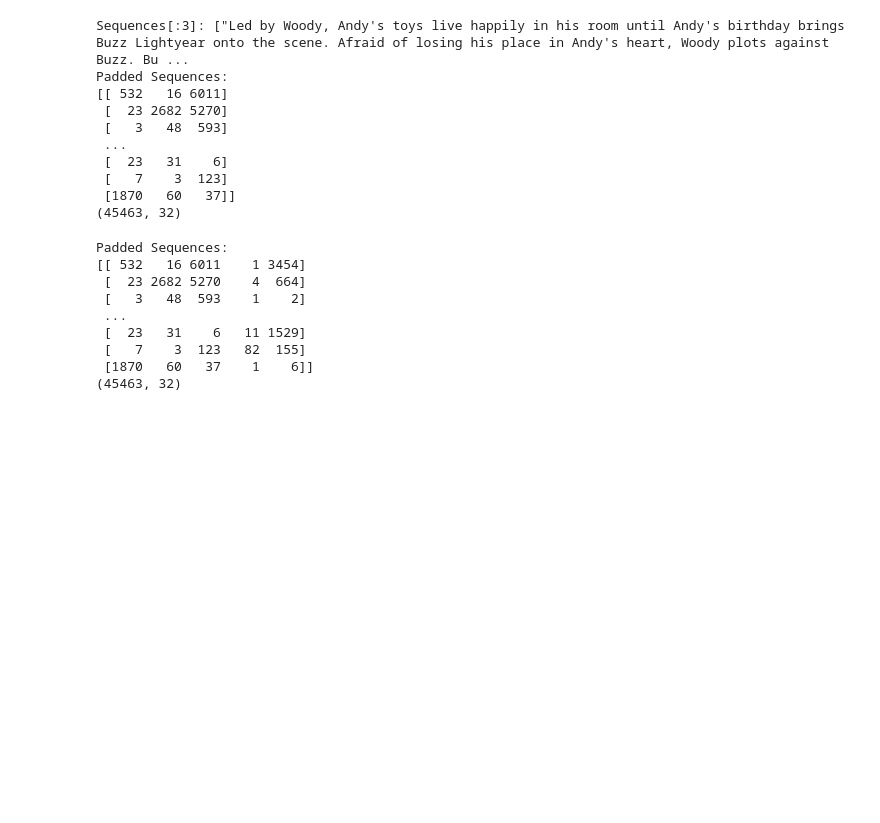
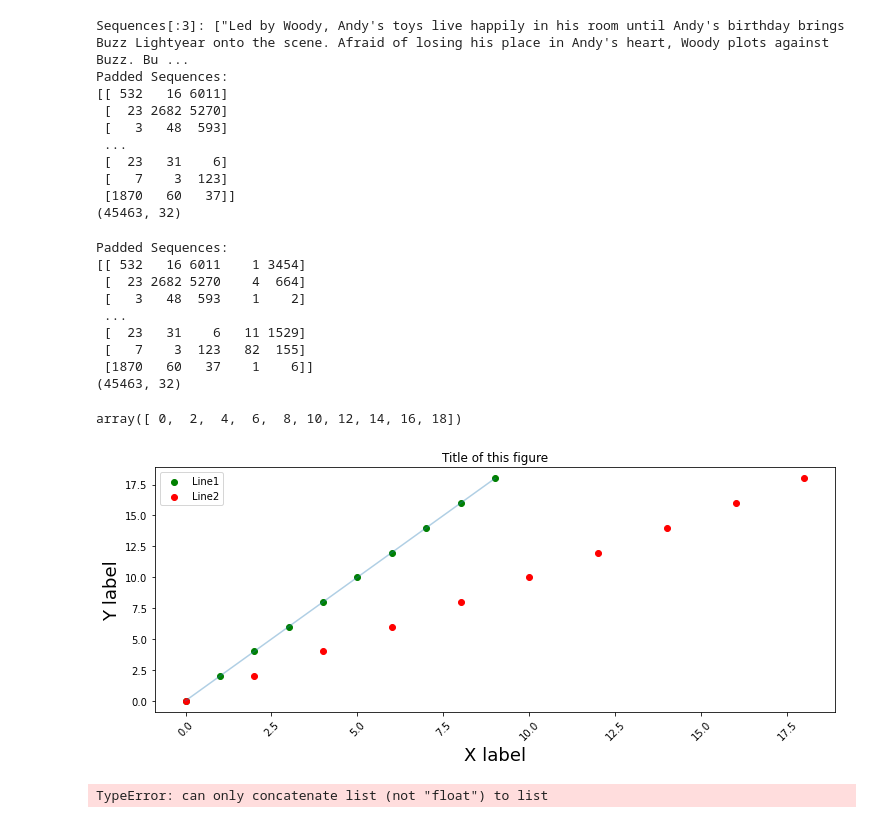
Before and after one commit to drago1234/CSE5525-Final-Project, a Jupyter notebook: quick_test.ipynb, the cells around one changed output. Cells and saved outputs as stored; diff of their text form; code cells hidden in the pictures; blank space fills up the shorter version.

```diff
--- a/quick_test.ipynb
+++ b/quick_test.ipynb
@@ -92,3 +92,43 @@ Padded Sequences:
  [   7    3  123   82  155]
  [1870   60   37    1    6]]
 (45463, 32)
+# %%
+x1 = np.arange(10)
+x2 = x1*2
+y = x1*2
+y
+# %% [output]
+array([ 0,  2,  4,  6,  8, 10, 12, 14, 16, 18])
+# %%
+import matplotlib.pyplot as plt
+import numpy as np
+x1 = np.arange(10)
+x2 = x1*2
+y = x1*2
+
+plt.figure(figsize=(12.2, 4.5)) # width=12.2in, height=4.5in
+plt.scatter(x1, y, color='green', label='Line1')
+plt.scatter(x2, y, color='red', label='Line2')
+plt.plot(x1, y, alpha=0.35) #	Plot y versus x as lines and/or markers.
+plt.xticks(rotation=45)
+plt.title(label='Title of this figure')
+plt.xlabel('X label', fontsize=18)
+plt.ylabel('Y label', fontsize=18)
+plt.legend(loc='best')
+plt.show()
+# %% [output]
+[figure, added]
+# %%
+import numpy as np
+import matplotlib.pyplot as plt
+data = [[30, 25, 50, 20],
+[40, 23, 51, 17],
+[35, 22, 45, 19]]
+X = ['2011', '2012', '2013', '2014']
+fig = plt.figure()
+# ax = fig.add_axes([0,0,1,1])
+ax.bar(X, data[0], color = 'b', width = 0.25)
+ax.bar(X, data[1], color = 'g', width = 0.25)
+ax.bar(X, data[2], color = 'r', width = 0.25)
+# %% [output]
+TypeError: can only concatenate list (not "float") to list
```
Also changed, not shown: parts of 7 cells of this notebook, 1 other file.
